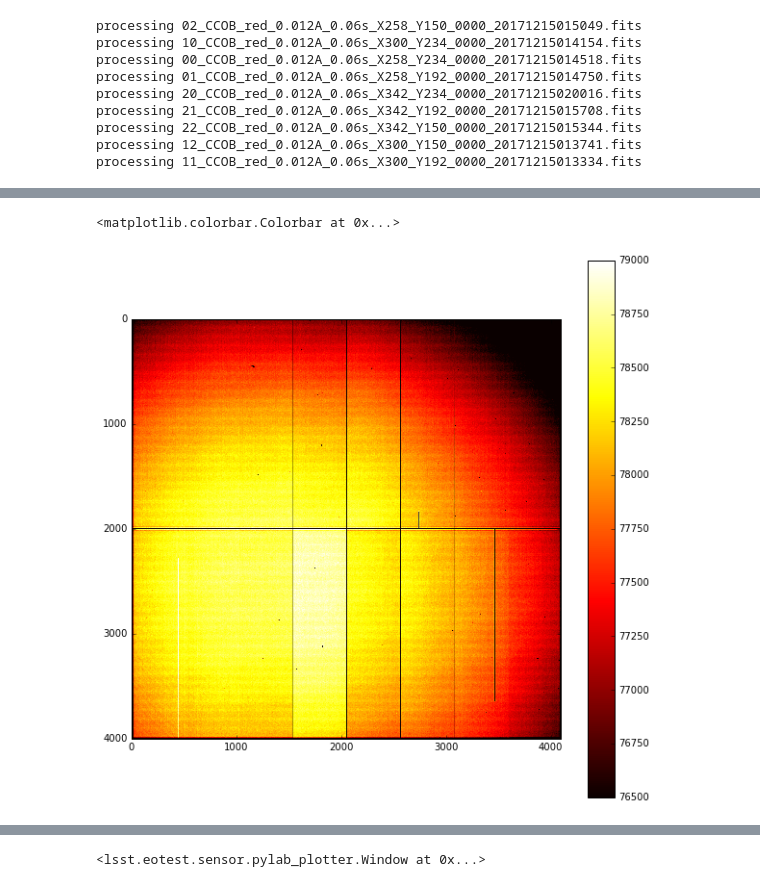
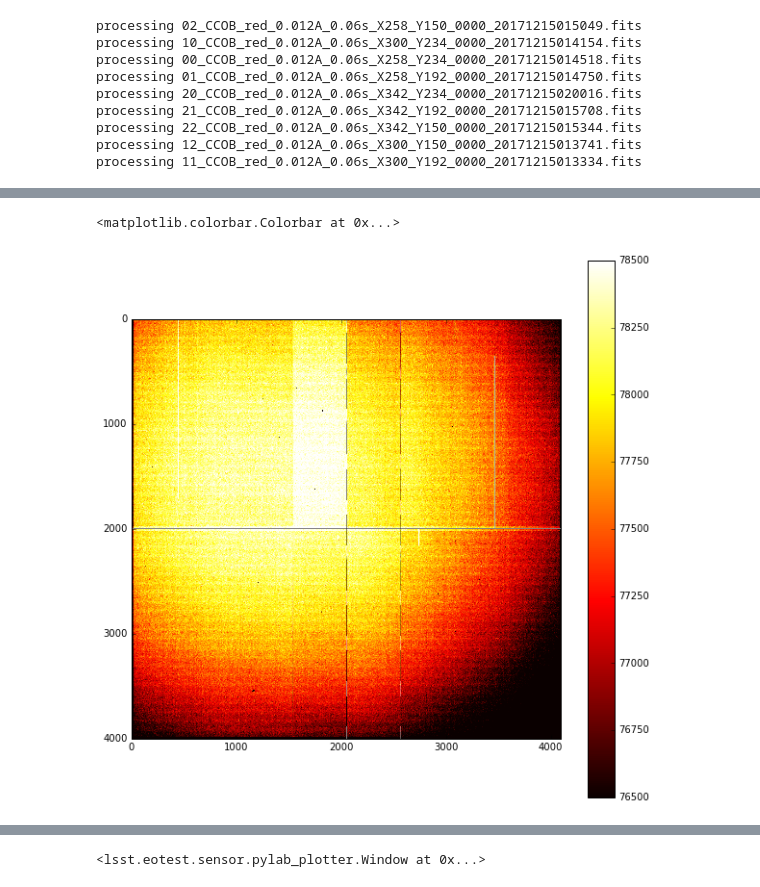
Before and after one commit to lsst-camera-dh/ccob-wb, a Jupyter notebook: notebooks/make_beam_average.ipynb, the cells around one changed output, grey strips where cells are left out. Saved outputs shown, nothing was run; the diff lists cells and outputs as text; code cells hidden in the pictures.

```diff
--- a/notebooks/make_beam_average.ipynb
+++ b/notebooks/make_beam_average.ipynb
@@ -104,4 +119,4 @@ KeyError: '00'
 # %%
-fits_files_dict_corr={slot : os.path.join(config['tmp_dir'],'ccd'+slot+'_beam_reconstruction_'+config['led_name']+'.fits') for slot in slot_names}
-dd_corr = raft.RaftMosaic(fits_files_dict_corr, bias_subtract=False)
+fits_files_dict_corr={slot : os.path.join(tmp_dir,'ccd'+slot+'_beam_reconstruction.fits') for slot in slot_names}
+dd_corr = raft.RaftMosaic(fits_files_dict_corr)
 # %% [output]
@@ -129,13 +131,0 @@ array([ 80690.8515625,  80688.7578125,  80631.5234375, ...,  92371.8203125,
-# %%
-
-led_names = ['uv', 'blue', 'red', 'nm750', 'nm850','nm960']
-avg = np.zeros((len(led_names),len(slot_names)))
-for j,led in enumerate(led_names):
-    for i,slot in enumerate(slot_names):
-        fits_files_dict_corr={slot : os.path.join(config['tmp_dir'],'ccd'+slot+'_beam_reconstruction_'+led+'.fits') for slot in slot_names}
-        beam = sensorTest.MaskedCCD(os.path.join(config['tmp_dir'],fits_files_dict_corr[slot]))
-        for amp in 1+np.arange(15):
-            seg = beam.unbiased_and_trimmed_image(amp)
-            avg[j][i]+=np.mean(sigmaclip(seg.getArrays()[0], low=5., high=5.)[0])
-        avg[j][i]=avg[j][i]/16.
-avg
@@ -182,10 +131,0 @@ plt.hist(sigmaclip(seg.getArrays()[0], low=5., high=5.)[0].flatten(), bins=50)
-# %%
-fig, ax = plt.subplots(nrows=1, ncols=1, figsize=(10,7))
-for i,led in enumerate(led_names):
-    ax.plot(avg[i,:]/avg[i,:][0]-1, marker='o', label=led)
-ax.set_xticklabels(slot_names)
-ax.set_ylim(-0.20,0.15)
-ax.set_ylabel('relative difference of ccd average w.r.t. S00', size='large')
-ax.axhline(0.0, color='k', ls=':')
-ax.legend()
-fig.savefig('ccob_rel.png')
@@ -308,19 +216,17 @@ seg_dict = {slot:fill_seg_dict(ccd_dict_corr[slot]) for slot in slot_names}
 for i,slot in enumerate(slot_names):
     if i==0 :
         image = make_ccd_image(seg_dict, ccd_dict_corr, slot)
-        ref = np.mean(image)
     else:
-        tmp = make_ccd_image(seg_dict, ccd_dict_corr, slot)
-        image += tmp*ref/np.mean(tmp)
+        image += make_ccd_image(seg_dict, ccd_dict_corr, slot)
 image/=float(len(slot_names))
 # %%
 import scipy.ndimage as ndimage
-im = ndimage.uniform_filter(image, (3, 3))
-plt.imshow(im[::-1,::-1], cmap='hot', vmin=76500, vmax=79000)
+#im = ndimage.gaussian_filter(image, sigma=(9, 9), order=0)
+plt.imshow(image[:,::-1], cmap='hot', vmin=76500, vmax=78500)
 plt.colorbar()
 # %% [output]
 <matplotlib.colorbar.Colorbar at 0x...>
-[figure, old version]
+[figure, new version]
 # %%
 fig, axes = plt.subplots(nrows=1, ncols=2, figsize=(12,4))
 axes[0].plot(image[1500,:])
```
Also changed, not shown: parts of 23 cells of this notebook, 9 other files.
